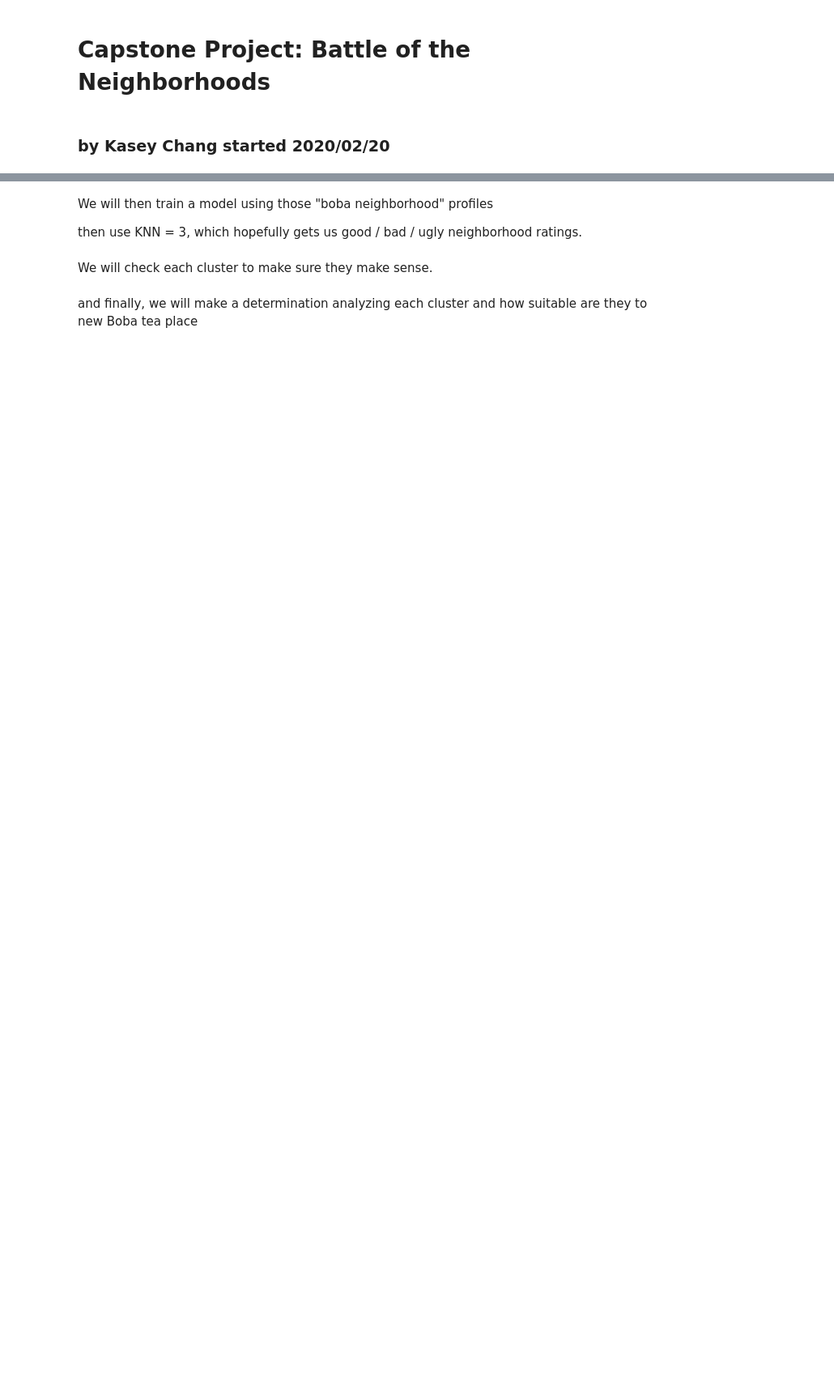
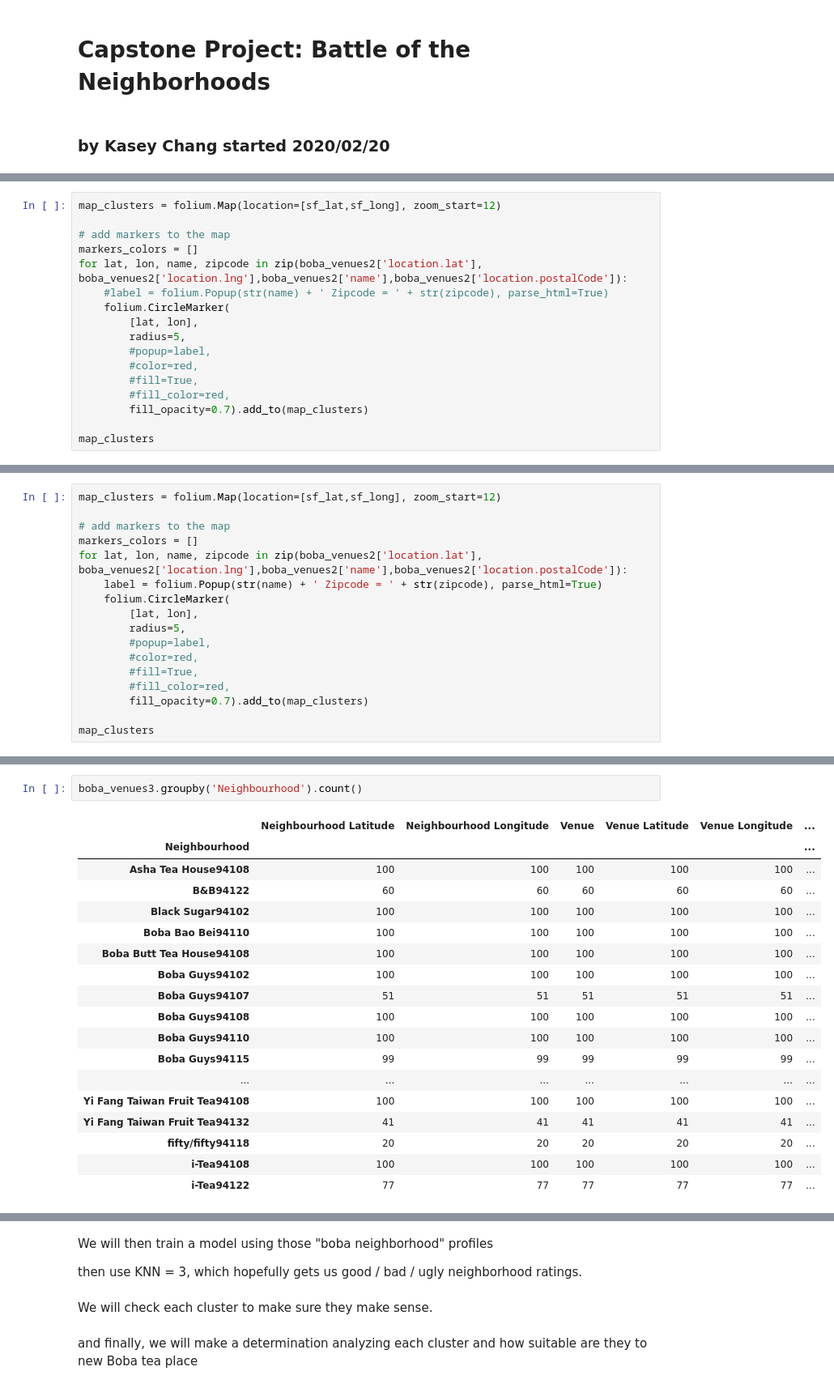
Before and after one commit to kschang77/CapstoneBattleNeighborhood, a Jupyter notebook: Capstone Project Battle Neighborhood Part 2.ipynb, the cells around one changed output, grey strips where cells are left out. Shown at 81% size. Drawn from its saved outputs; the diff is of its cells as text; blank space fills up the shorter version.

```diff
--- a/Capstone Project Battle Neighborhood Part 2.ipynb
+++ b/Capstone Project Battle Neighborhood Part 2.ipynb
@@ -41,0 +160,17 @@ We will also plot these neighborhoods on a map to verify them and boba places in
+# %%
+map_clusters = folium.Map(location=[sf_lat,sf_long], zoom_start=12)
+
+# add markers to the map
+markers_colors = []
+for lat, lon, name, zipcode in zip(boba_venues2['location.lat'], boba_venues2['location.lng'],boba_venues2['name'],boba_venues2['location.postalCode']):
+    #label = folium.Popup(str(name) + ' Zipcode = ' + str(zipcode), parse_html=True)
+    folium.CircleMarker(
+        [lat, lon],
+        radius=5,
+        #popup=label,
+        #color=red,
+        #fill=True,
+        #fill_color=red,
+        fill_opacity=0.7).add_to(map_clusters)
+
+map_clusters
@@ -41,0 +205,17 @@ We will also plot these neighborhoods on a map to verify them and boba places in
+# %%
+map_clusters = folium.Map(location=[sf_lat,sf_long], zoom_start=12)
+
+# add markers to the map
+markers_colors = []
+for lat, lon, name, zipcode in zip(boba_venues2['location.lat'], boba_venues2['location.lng'],boba_venues2['name'],boba_venues2['location.postalCode']):
+    label = folium.Popup(str(name) + ' Zipcode = ' + str(zipcode), parse_html=True)
+    folium.CircleMarker(
+        [lat, lon],
+        radius=5,
+        #popup=label,
+        #color=red,
+        #fill=True,
+        #fill_color=red,
+        fill_opacity=0.7).add_to(map_clusters)
+
+map_clusters
@@ -41,0 +316,21 @@ We will also plot these neighborhoods on a map to verify them and boba places in
+# %%
+boba_venues3.groupby('Neighbourhood').count()
+# %% [output]
+|  | Neighbourhood Latitude | Neighbourhood Longitude | Venue | Venue Latitude | Venue Longitude | ... |
+| Neighbourhood |  |  |  |  |  | ... |
+| Asha Tea House94108 | 100 | 100 | 100 | 100 | 100 | ... |
+| B&B94122 | 60 | 60 | 60 | 60 | 60 | ... |
+| Black Sugar94102 | 100 | 100 | 100 | 100 | 100 | ... |
+| Boba Bao Bei94110 | 100 | 100 | 100 | 100 | 100 | ... |
+| Boba Butt Tea House94108 | 100 | 100 | 100 | 100 | 100 | ... |
+| Boba Guys94102 | 100 | 100 | 100 | 100 | 100 | ... |
+| Boba Guys94107 | 51 | 51 | 51 | 51 | 51 | ... |
+| Boba Guys94108 | 100 | 100 | 100 | 100 | 100 | ... |
+| Boba Guys94110 | 100 | 100 | 100 | 100 | 100 | ... |
+| Boba Guys94115 | 99 | 99 | 99 | 99 | 99 | ... |
+| ... | ... | ... | ... | ... | ... | ... |
+| Yi Fang Taiwan Fruit Tea94108 | 100 | 100 | 100 | 100 | 100 | ... |
+| Yi Fang Taiwan Fruit Tea94132 | 41 | 41 | 41 | 41 | 41 | ... |
+| fifty/fifty94118 | 20 | 20 | 20 | 20 | 20 | ... |
+| i-Tea94108 | 100 | 100 | 100 | 100 | 100 | ... |
+| i-Tea94122 | 77 | 77 | 77 | 77 | 77 | ... |
```
Also changed, not shown: parts of 101 cells of this notebook.
